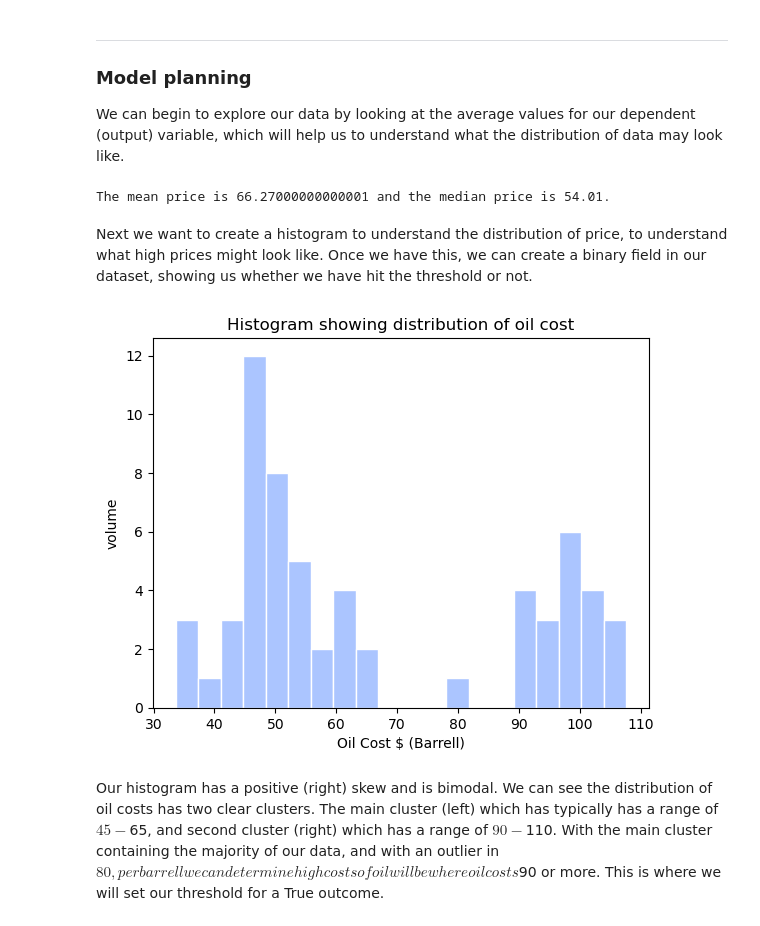
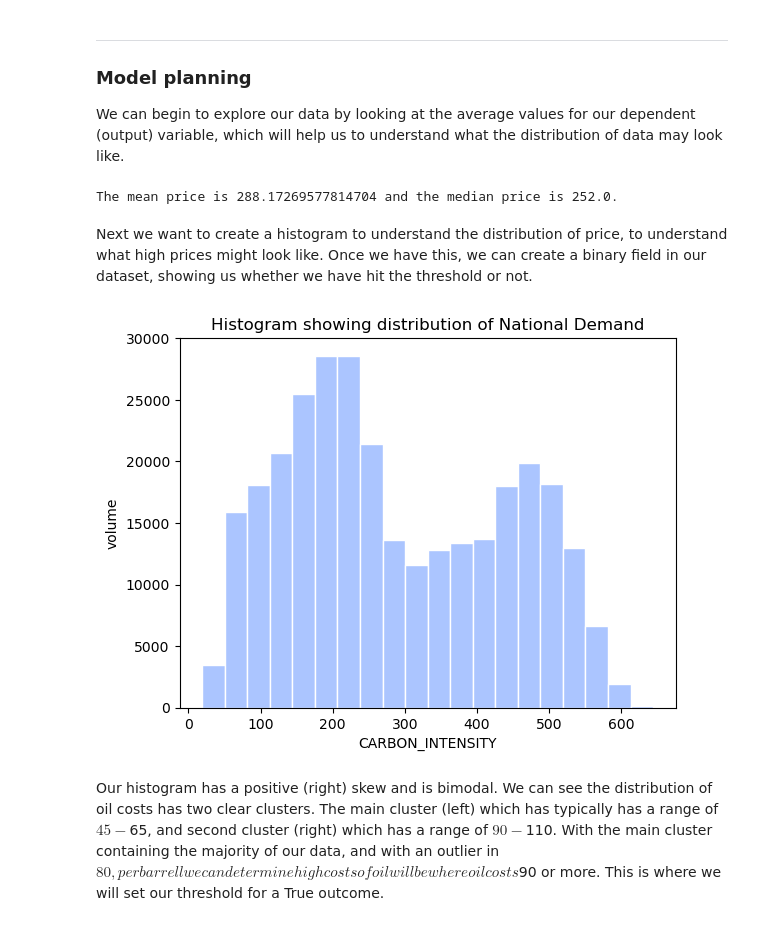
Before and after one commit to charlesvarthur/Workshops, a Jupyter notebook: Logistic Regression/Energy/Logistic Carbon Intensity- Coach.ipynb, the cells around one changed output. Cells and saved outputs as stored; diff of their text form; code cells hidden in the pictures.

```diff
--- a/Logistic Regression/Energy/Logistic Carbon Intensity- Coach.ipynb
+++ b/Logistic Regression/Energy/Logistic Carbon Intensity- Coach.ipynb
@@ -27,8 +27,6 @@ import matplotlib.pyplot as plt
 All data cleaning steps are identical to the steps taken for Linear Regression, as we are using the same dataset. We begin by importing the stocks dataset. Set the index column as the "Date". Remember to validate the import has worked.
 # %%
 # Import the first dataset and set the date as the index
-stock_df = pd.read_csv("all_stocks_5yr.csv", index_col="Date", parse_dates=True, date_format="%d%m/%Y")
-stock_df = stock_df[["Close"]]
-stock_df = stock_df.rename(columns={'Close': 'S&P Close Price $'})
-stock_df
+df = pd.read_csv("df_fuel_ckan.csv", index_col = "DATETIME", parse_dates=True)
+df.head()
 # %% [output]
@@ -106,0 +63,4 @@ memory usage: 1.4+ KB
+# %%
+# Import the second dataset and set the date as the index
+df = df[["GAS","COAL","NUCLEAR","WIND","HYDRO","SOLAR","CARBON_INTENSITY"]]
+df.head()
@@ -110,25 +95,25 @@ memory usage: 1.4+ KB
 We can begin to explore our data by looking at the average values for our dependent (output) variable, which will help us to understand what the distribution of data may look like.
 # %%
 # Get the mean and median prices from the dataset and print them in a single line of code.
-mean_price = join_df["Oil Cost $ (Barrell)"].mean()
-med_price = join_df["Oil Cost $ (Barrell)"].median()
+mean_price = df["CARBON_INTENSITY"].mean()
+med_price = df["CARBON_INTENSITY"].median()
 print(f"The mean price is {mean_price} and the median price is {med_price}.")
 # %% [output]
-The mean price is 66.27000000000001 and the median price is 54.01.
+The mean price is 288.17269577814704 and the median price is 252.0.
 # %% [markdown]
 Next we want to create a histogram to understand the distribution of price, to understand what high prices might look like. Once we have this, we can create a binary field in our dataset, showing us whether we have hit the threshold or not.
 # %%
 # Create a histogram to determine a suitable threshold for high oil costs.
-hist = sns.histplot(x = "Oil Cost $ (Barrell)",
-             data = join_df,
+hist = sns.histplot(x = "CARBON_INTENSITY",
+             data = df,
              color="#8FB2FF",
              edgecolor="White",
              bins=20)
 hist.set_ylabel("volume")
-hist.set_title("Histogram showing distribution of oil cost")
+hist.set_title("Histogram showing distribution of National Demand")
 plt.show()
 # %% [output]
-[figure, old version]
+[figure, new version]
 # %% [markdown]
 Our histogram has a positive (right) skew and is bimodal. We can see the distribution of oil costs has two clear clusters. The main cluster (left) which has typically has a range of $45-$65, and second cluster (right) which has a range of $90-$110. With the main cluster containing the majority of our data, and with an outlier in $80, per barrell we can determine high costs of oil will be where oil costs $90 or more. This is where we will set our threshold for a True outcome.
 # %%
```
Also changed, not shown: parts of 35 cells of this notebook.
